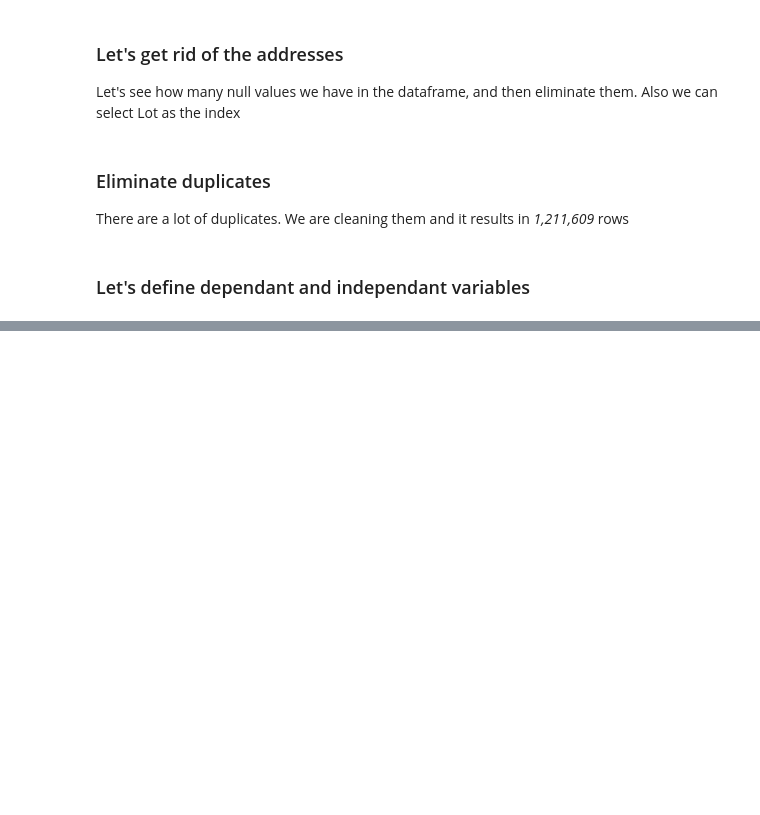
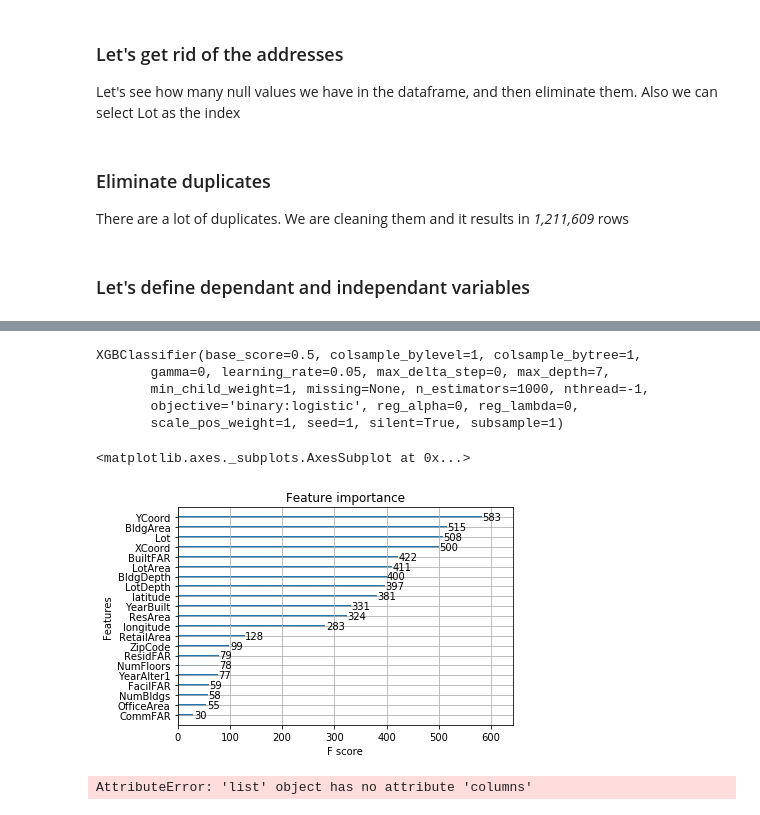
Before and after one commit to foreswearer/edx1, a Jupyter notebook: Problem 4.ipynb, the cells around one changed output, grey strips where cells are left out. Cells and saved outputs as stored; diff of their text form; code cells hidden in the pictures; blank space fills up the shorter version.

```diff
--- a/Problem 4.ipynb
+++ b/Problem 4.ipynb
@@ -17,0 +13,24 @@ The recommended fields are Address, BldgArea, BldgDepth, BuiltFAR, CommFAR, Faci
+# %%
+
+import types
+import pandas as pd
+from botocore.client import Config
+import ibm_boto3
+
+def __iter__(self): return 0
+
+# @hidden_cell
+# The following code accesses a file in your IBM Cloud Object Storage. It includes your credentials.
+# You might want to remove those credentials before you share your notebook.
+client_ec7e1c7b8ff34439ae9b51c4905a817e = ibm_boto3.client(service_name='s3',
+    ibm_api_key_id='7gf26IIZpQ7M8qG9Ftj39GvqCUZGoe9EiJJKQFDMy-1h',
+    ibm_auth_endpoint="https://iam.eu-gb.bluemix.net/oidc/token",
+    config=Config(signature_version='oauth'),
+    endpoint_url='https://s3-api.us-geo.objectstorage.service.networklayer.com')
+
+body = client_ec7e1c7b8ff34439ae9b51c4905a817e.get_object(Bucket='edx1-donotdelete-pr-ffppmpbmudcobi',Key='nyc311.csv')['Body']
+# add missing __iter__ method, so pandas accepts body as file-like object
+if not hasattr(body, "__iter__"): body.__iter__ = types.MethodType( __iter__, body )
+
+df_311 = pd.read_csv(body)
+df_311.head()
@@ -20,7 +61,7 @@ The recommended fields are Address, BldgArea, BldgDepth, BuiltFAR, CommFAR, Faci
 
 To prevent loading unnecesary data, we select the columns to load
 # %%
-body = client_cba83a820ee941cd921cc2bbfefd15eb.get_object(Bucket='edx1-donotdelete-pr-ffppmpbmudcobi',Key='bronxs.csv')['Body']
+body = client_ec7e1c7b8ff34439ae9b51c4905a817e.get_object(Bucket='edx1-donotdelete-pr-ffppmpbmudcobi',Key='bronxs.csv')['Body']
 # add missing __iter__ method, so pandas accepts body as file-like object
 if not hasattr(body, "__iter__"): body.__iter__ = types.MethodType( __iter__, body )
 cols_to_read = [  'Address',
@@ -79,7 +140,7 @@ df_bronx.dropna(inplace=True)
 
 Let's see how many null values we have in the dataframe, and then eliminate them. Also we can select Lot as the index
 # %%
-df_bronx.drop(['Address', 'incident_address'], axis=1, inplace=True)
+df_bronx.drop(['Address', 'incident_address', 'unique_key'], axis=1, inplace=True)
 # %% [markdown]
 ### Eliminate duplicates
 
@@ -108,8 +168,8 @@ X_train, X_test, y_train, y_test = train_test_split(X, y, test_size=0.2, random_
 def xgb_model(train_data, train_label, test_data, test_label):
     clf = xgb.XGBClassifier(max_depth=7,
                            min_child_weight=1,
-                           learning_rate=0.1,
-                           n_estimators=500,
+                           learning_rate=0.05,
+                           n_estimators=1000,
                            silent=True,
                            objective='binary:logistic',
                            gamma=0,
@@ -130,0 +209,33 @@ model = xgb_model(X_train, y_train, X_test, y_test)
+# %%
+model
+# %% [output]
+XGBClassifier(base_score=0.5, colsample_bylevel=1, colsample_bytree=1,
+       gamma=0, learning_rate=0.05, max_delta_step=0, max_depth=7,
+       min_child_weight=1, missing=None, n_estimators=1000, nthread=-1,
+       objective='binary:logistic', reg_alpha=0, reg_lambda=0,
+       scale_pos_weight=1, seed=1, silent=True, subsample=1)
+# %%
+# plot feature importance
+plot_importance(model)
+# %% [output]
+<matplotlib.axes._subplots.AxesSubplot at 0x...>
+[figure, added]
+# %%
+thresholds = sort(model.feature_importances_)
+for thresh in thresholds:
+    results = []
+    # select features using threshold
+    selection = SelectFromModel(model, threshold=thresh, prefit=True)
+    select_X_train = selection.transform(X_train)
+    # train model
+    selection_model = XGBClassifier()
+    selection_model.fit(select_X_train, y_train)
+    # eval model
+    select_X_test = selection.transform(X_test)
+    y_pred = selection_model.predict(select_X_test)
+    predictions = [round(value) for value in y_pred]
+    accuracy = accuracy_score(y_test, predictions)
+    results.append([thresh, select_X_train.shape[1], accuracy*100.0])
+    print("Thresh=%.3f, n=%d, Accuracy: %.2f%%" % (thresh, select_X_train.shape[1], accuracy*100.0))
+# %% [output]
+AttributeError: 'list' object has no attribute 'columns'
```
Also changed, not shown: parts of 20 cells of this notebook.
